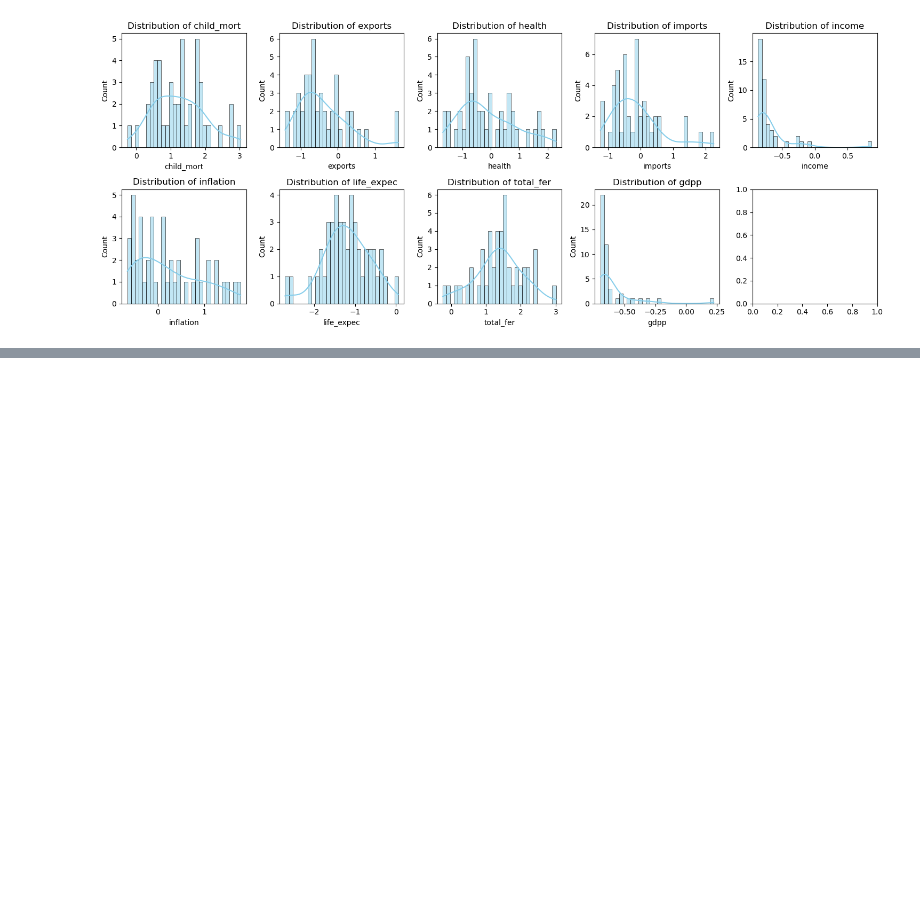
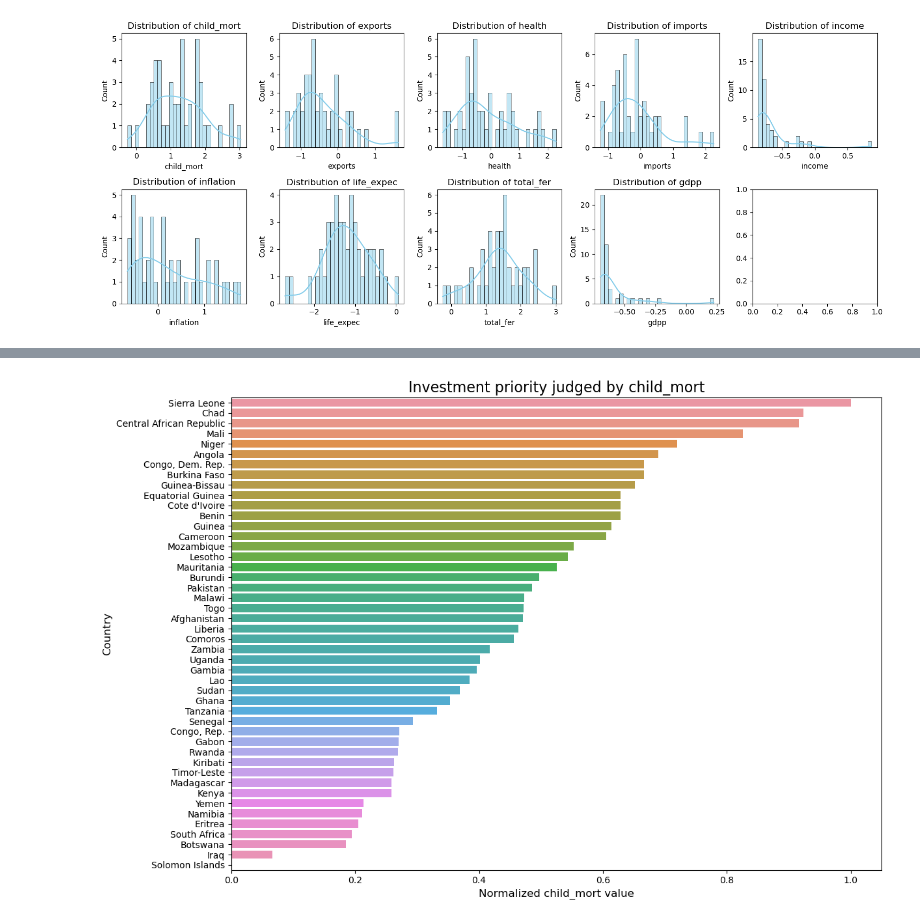
Before and after one commit to GlebKarpenko/IAD_Karpenko, a Jupyter notebook: lab4/lab4.ipynb, the cells around one changed output, grey strips where cells are left out. Cells and saved outputs as stored; diff of their text form; code cells hidden in the pictures; blank space fills up the shorter version.

```diff
--- a/lab4/lab4.ipynb
+++ b/lab4/lab4.ipynb
@@ -313,0 +301,4 @@ bottom_5
+# %%
+investment_plot('child_mort')
+# %% [output]
+[figure, added]
```
Also changed, not shown: parts of 6 cells of this notebook, 2 other files.
